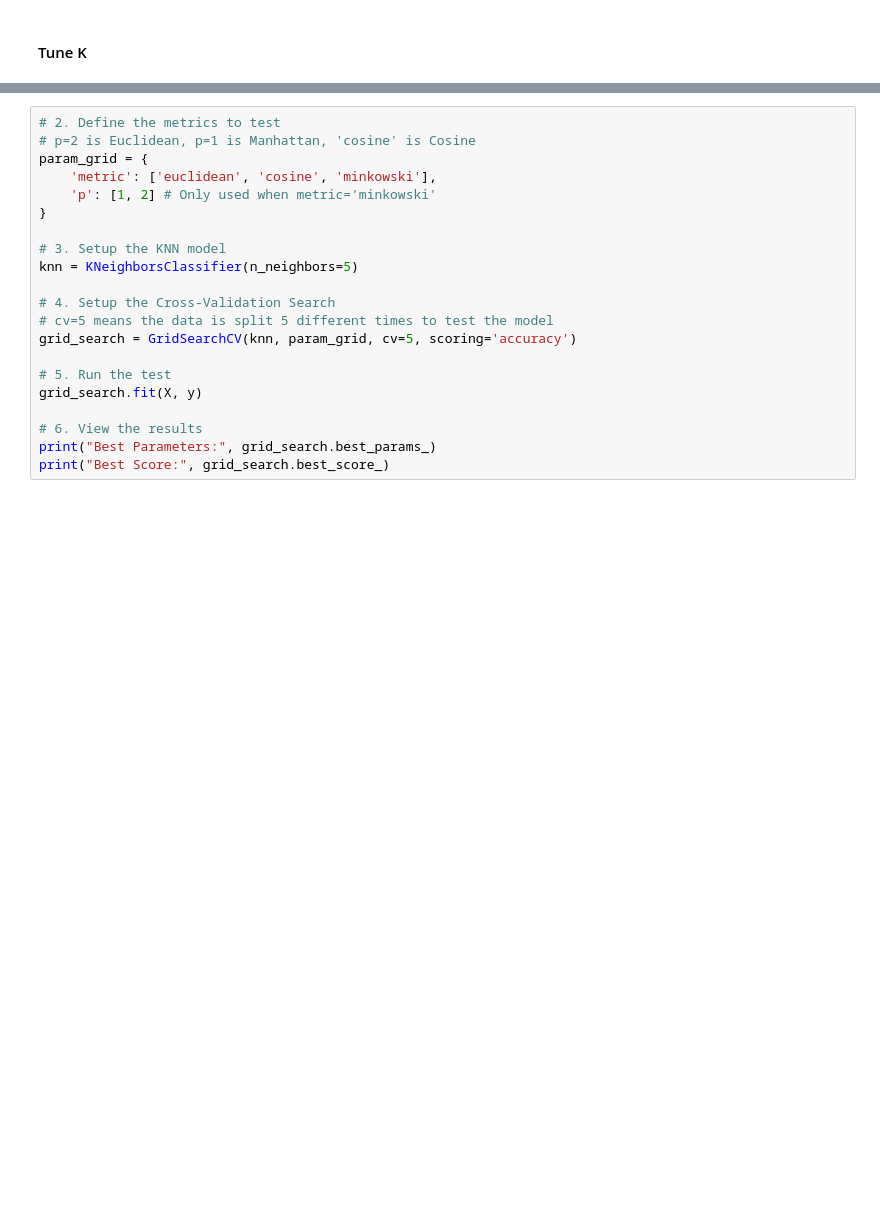
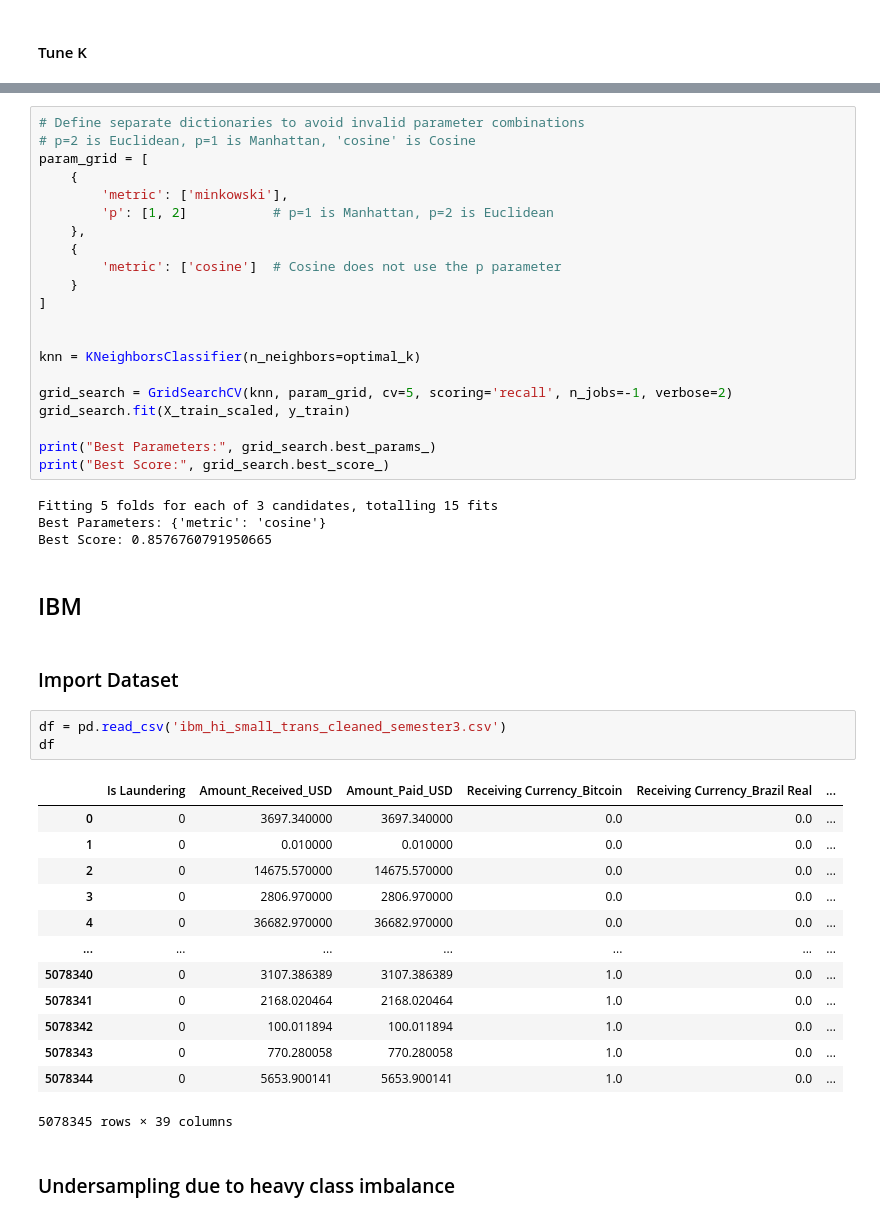
Before and after one commit to calebhadley1/DX799-capstone, a Jupyter notebook: Week8.ipynb, the cells around one changed output, grey strips where cells are left out. Saved outputs shown, nothing was run; the diff lists cells and outputs as text; blank space fills up the shorter version.

```diff
--- a/Week8.ipynb
+++ b/Week8.ipynb
@@ -107,21 +145,48 @@ print(f"The best K value for your binary dataset is: {optimal_k}")
 # %%
-# 2. Define the metrics to test
+# Define separate dictionaries to avoid invalid parameter combinations
 # p=2 is Euclidean, p=1 is Manhattan, 'cosine' is Cosine
-param_grid = {
-    'metric': ['euclidean', 'cosine', 'minkowski'],
-    'p': [1, 2] # Only used when metric='minkowski'
-}
+param_grid = [
+    {
+        'metric': ['minkowski'],
+        'p': [1, 2]           # p=1 is Manhattan, p=2 is Euclidean
+    },
+    {
+        'metric': ['cosine']  # Cosine does not use the p parameter
+    }
+]
 
-# 3. Setup the KNN model
-knn = KNeighborsClassifier(n_neighbors=5)
 
-# 4. Setup the Cross-Validation Search
-# cv=5 means the data is split 5 different times to test the model
-grid_search = GridSearchCV(knn, param_grid, cv=5, scoring='accuracy')
+knn = KNeighborsClassifier(n_neighbors=optimal_k)
 
-# 5. Run the test
-grid_search.fit(X, y)
+grid_search = GridSearchCV(knn, param_grid, cv=5, scoring='recall', n_jobs=-1, verbose=2)
+grid_search.fit(X_train_scaled, y_train)
 
-# 6. View the results
 print("Best Parameters:", grid_search.best_params_)
 print("Best Score:", grid_search.best_score_)
+# %% [output]
+Fitting 5 folds for each of 3 candidates, totalling 15 fits
+Best Parameters: {'metric': 'cosine'}
+Best Score: 0.8576760791950665
+# %% [markdown]
+## IBM
+# %% [markdown]
+### Import Dataset
+# %%
+df = pd.read_csv('ibm_hi_small_trans_cleaned_semester3.csv')
+df
+# %% [output]
+|  | Is Laundering | Amount_Received_USD | Amount_Paid_USD | Receiving Currency_Bitcoin | Receiving Currency_Brazil Real | ... |
+| 0 | 0 | 3697.340000 | 3697.340000 | 0.0 | 0.0 | ... |
+| 1 | 0 | 0.010000 | 0.010000 | 0.0 | 0.0 | ... |
+| 2 | 0 | 14675.570000 | 14675.570000 | 0.0 | 0.0 | ... |
+| 3 | 0 | 2806.970000 | 2806.970000 | 0.0 | 0.0 | ... |
+| 4 | 0 | 36682.970000 | 36682.970000 | 0.0 | 0.0 | ... |
+| ... | ... | ... | ... | ... | ... | ... |
+| 5078340 | 0 | 3107.386389 | 3107.386389 | 1.0 | 0.0 | ... |
+| 5078341 | 0 | 2168.020464 | 2168.020464 | 1.0 | 0.0 | ... |
+| 5078342 | 0 | 100.011894 | 100.011894 | 1.0 | 0.0 | ... |
+| 5078343 | 0 | 770.280058 | 770.280058 | 1.0 | 0.0 | ... |
+| 5078344 | 0 | 5653.900141 | 5653.900141 | 1.0 | 0.0 | ... |
+5078345 rows × 39 columns
+# %% [markdown]
+### Undersampling due to heavy class imbalance
```
Also changed, not shown: parts of 29 cells of this notebook, 1 other file.
